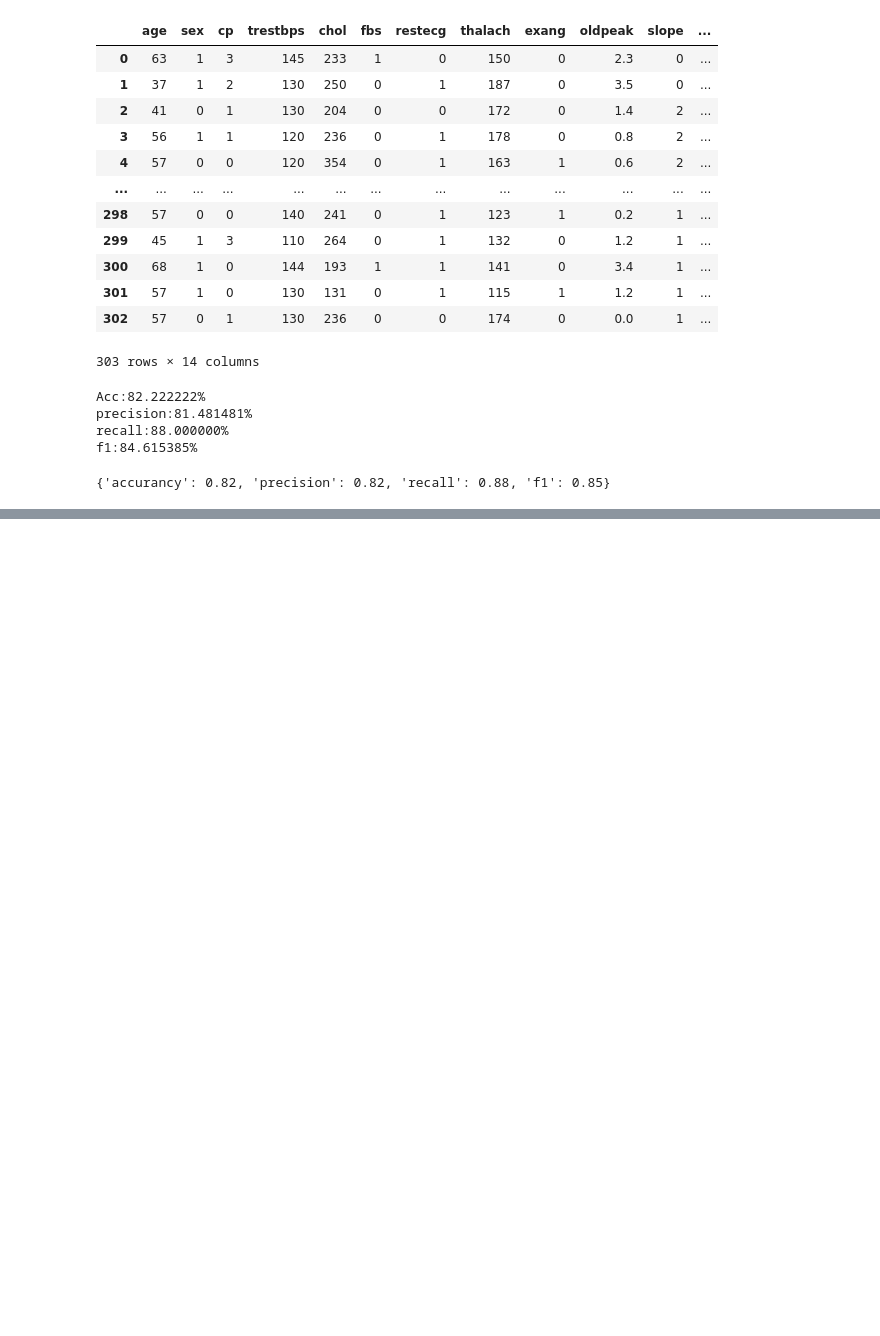
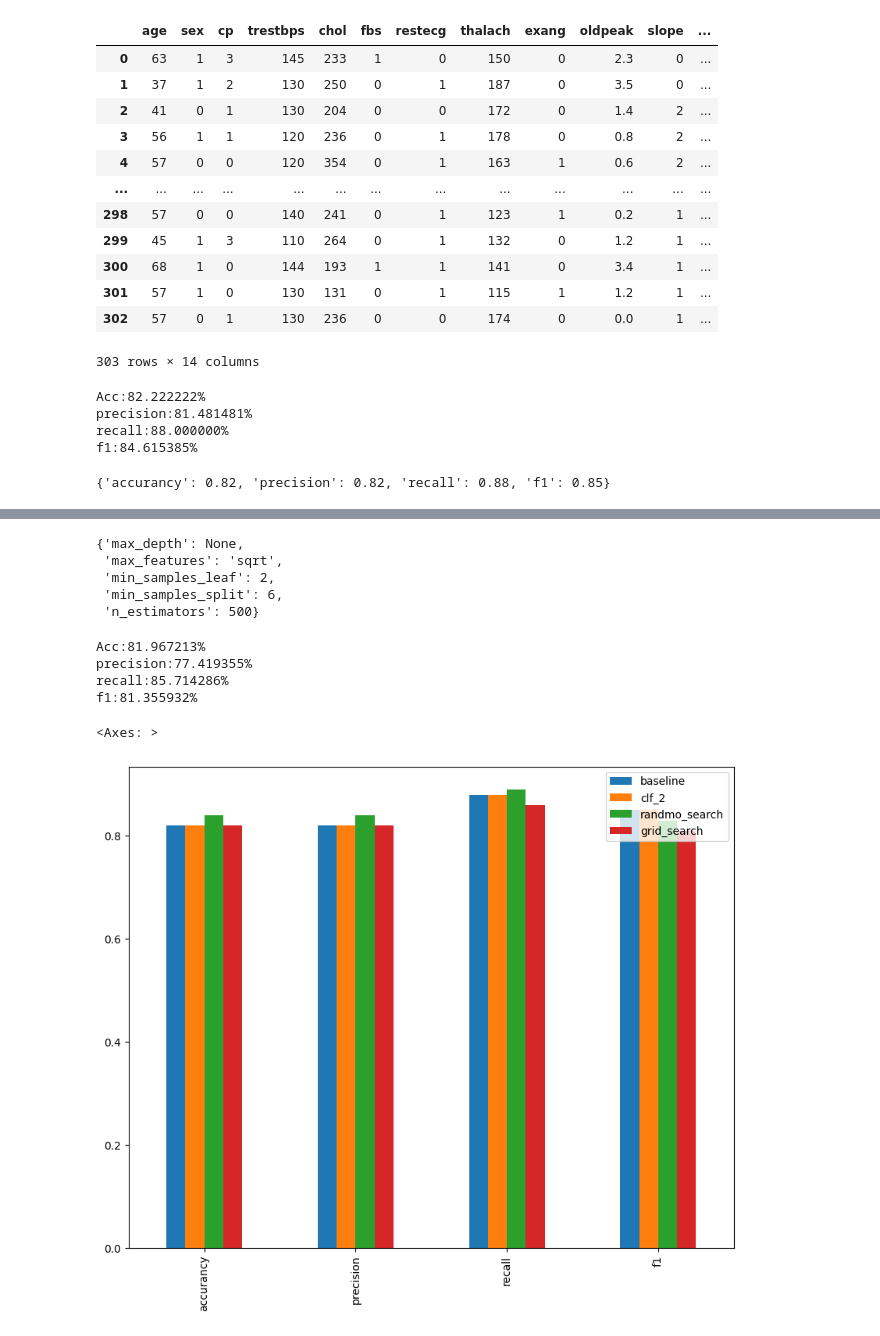
Before and after one commit to danielegithub/machine_learning, a Jupyter notebook: Scikit-Learn Usare realmente i modelli/[1.0] - Real Application.ipynb, the cells around one changed output, grey strips where cells are left out. Cells and saved outputs as stored; diff of their text form; code cells hidden in the pictures; blank space fills up the shorter version.

Commit message:
Comparazione con RandomSearch e GridSearch per iperparametri diversi casuali

```diff
--- a/Scikit-Learn Usare realmente i modelli/[1.0] - Real Application.ipynb
+++ b/Scikit-Learn Usare realmente i modelli/[1.0] - Real Application.ipynb
@@ -163,0 +232,4 @@ f1:86.274510%
+# %%
+rs_y_preds = rs_clf.predict(X_test)
+
+rs_metrics = evaluete_preds(y_test, rs_y_preds)
@@ -163,0 +241,18 @@ f1:86.274510%
+# %%
+grid_2 = {
+    "n_estimators": [100,200,500],
+    "max_depth": [None],
+    "max_features": ["auto","sqrt"],
+    "min_samples_split": [6],
+    "min_samples_leaf": [1,2]
+}
+
+from sklearn.model_selection import GridSearchCV
+
+# Configuro GridSearchCV
+# mettendo 10 iterazioni, lui prenderà 10 parametri diversi da grid
+gs_clf = GridSearchCV(estimator=clf,
+                            param_grid=grid_2,
+                            cv=5,
+                            verbose=2)
+gs_clf.fit(X_train,y_train);
@@ -163,0 +294,22 @@ f1:86.274510%
+# %%
+gs_clf.best_params_
+# %% [output]
+{'max_depth': None,
+ 'max_features': 'sqrt',
+ 'min_samples_leaf': 2,
+ 'min_samples_split': 6,
+ 'n_estimators': 500}
+# %%
+gs_y_preds = gs_clf.predict(X_test)
+gs_metrics = evaluete_preds(y_test,gs_y_preds)
+# %% [output]
+Acc:81.967213%
+precision:77.419355%
+recall:85.714286%
+f1:81.355932%
+# %%
+compare_metrics = pd.DataFrame({"baseline": baseline_metrics, "clf_2": clf_2_metrics, "randmo_search": rs_metrics,"grid_search": gs_metrics})
+compare_metrics.plot.bar(figsize=(10,8))
+# %% [output]
+<Axes: >
+[figure, added]
```
Also changed, not shown: parts of 8 cells of this notebook.
